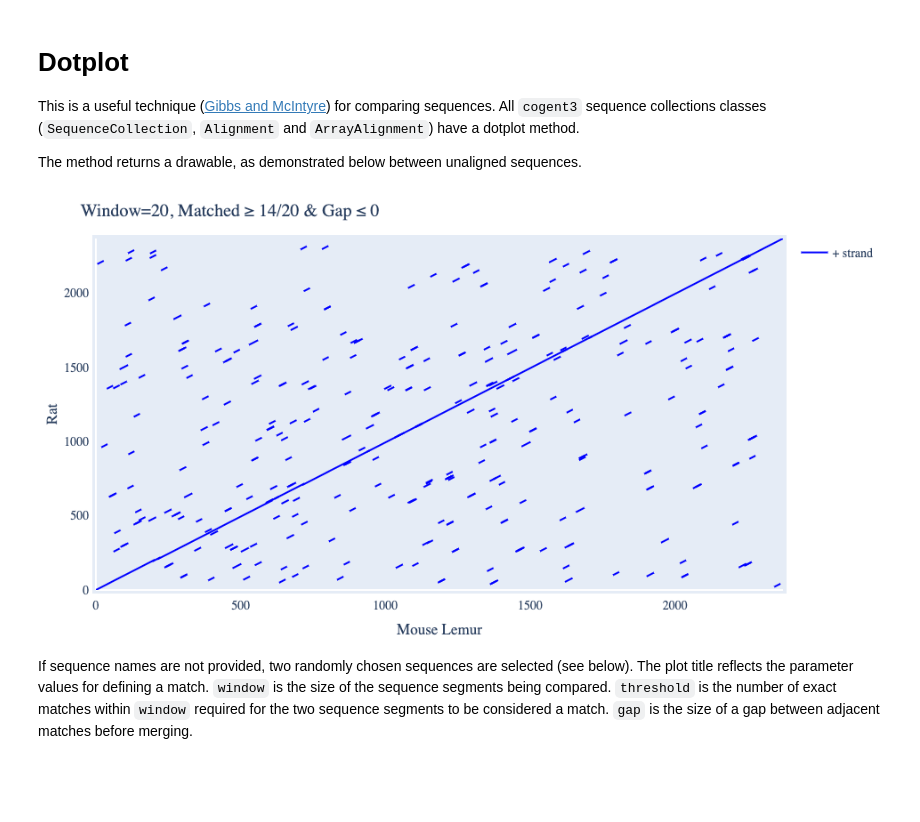
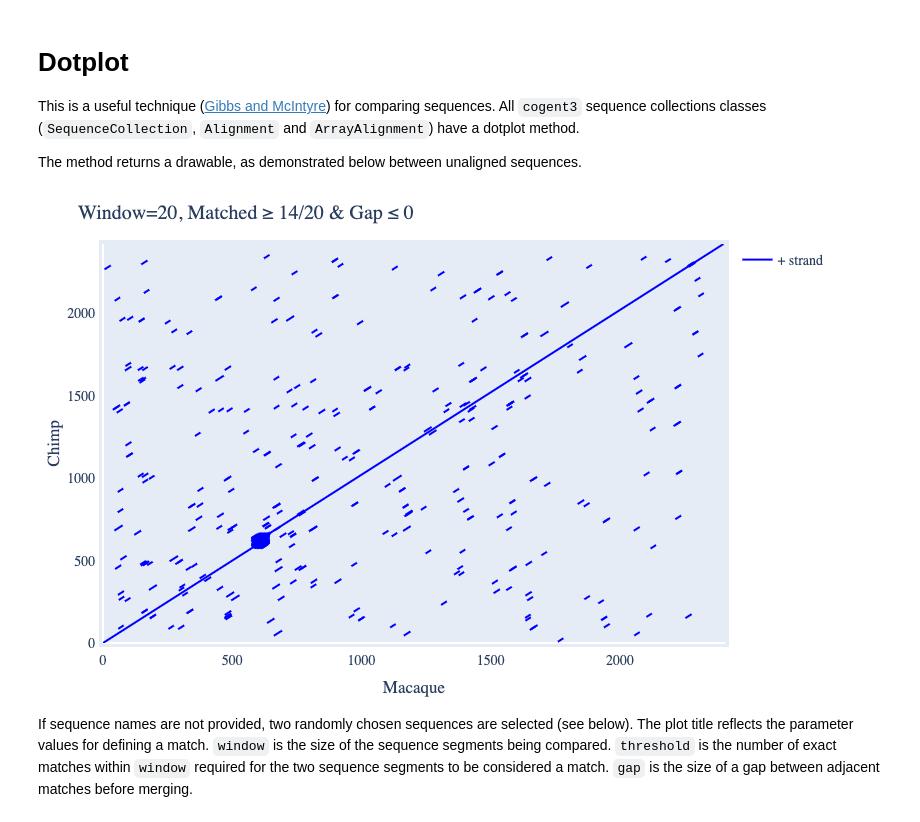
Before and after one commit to Qinzi27/BIOL3157, a Jupyter notebook: doc/draw/dotplot.ipynb, the cells around one changed output. Cells and saved outputs as stored; diff of their text form; code cells hidden in the pictures; blank space fills up the shorter version.

```diff
--- a/doc/draw/dotplot.ipynb
+++ b/doc/draw/dotplot.ipynb
@@ -5,16 +5,13 @@ This is a useful technique ([Gibbs and McIntyre](https://www.ncbi.nlm.nih.gov/pu
 
 The method returns a drawable, as demonstrated below between unaligned sequences.
 # %%
-import plotly.offline as py
-py.init_notebook_mode(connected=True)
-
 from cogent3 import load_unaligned_seqs
 
 seqs = load_unaligned_seqs("../data/SCA1-cds.fasta", moltype="dna")
 draw = seqs.dotplot()
-draw.iplot()
+draw.show()
 # %% [output]
-[figure, old version]
+[figure, new version]
 # %% [markdown]
 If sequence names are not provided, two randomly chosen sequences are selected (see below). The plot title reflects the parameter values for defining a match. `window` is the size of the sequence segments being compared. `threshold` is the number of exact matches within `window` required for the two sequence segments to be considered a match. `gap` is the size of a gap between adjacent matches before merging.
 # %% [markdown]
```
Also changed, not shown: parts of 3 cells of this notebook, 2 other files.
